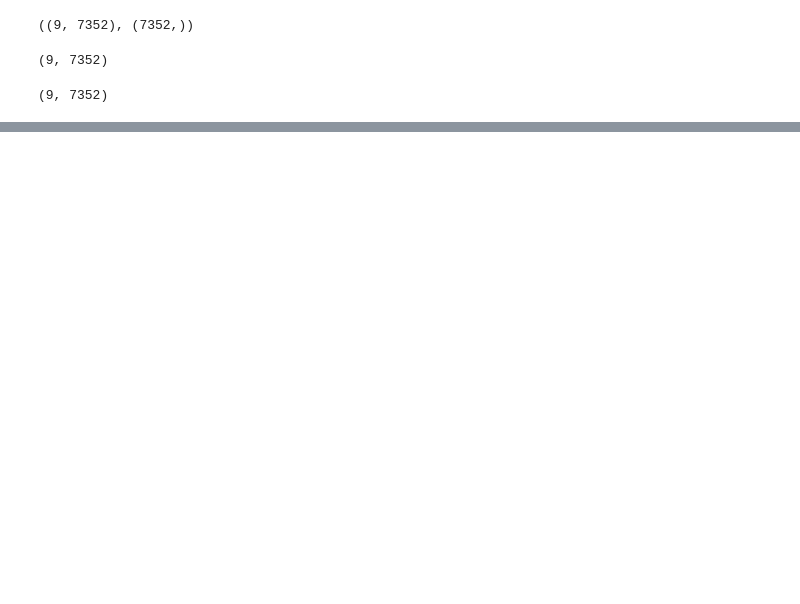
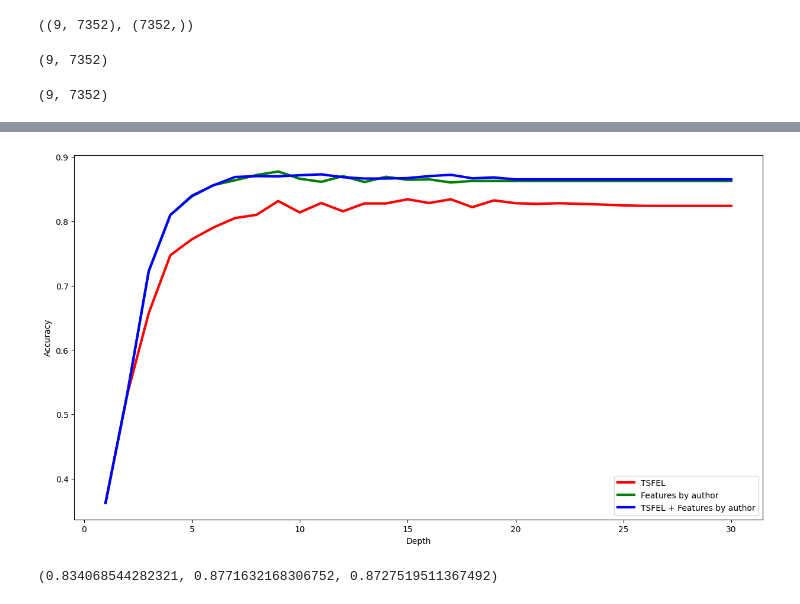
Before and after one commit to samarth2015/UCI-HAR_CNN_LSTM, a Jupyter notebook: ML_UCI_HAR.ipynb, the cells around one changed output, grey strips where cells are left out. Drawn from its saved outputs; the diff is of its cells as text; code cells hidden in the pictures; blank space fills up the shorter version.

```diff
--- a/ML_UCI_HAR.ipynb
+++ b/ML_UCI_HAR.ipynb
@@ -282,0 +405,15 @@ X_train_custom.shape
+# %%
+fig= plt.figure(figsize=(15, 8))
+plt.plot(range(1, 31), accuracies_with_depth[0][:30], label='TSFEL', color='red', linewidth=3)
+plt.plot(range(1, 31), accuracies_with_depth[1][:30], label='Features by author', color='green', linewidth=3)
+plt.plot(range(1, 31), accuracies_with_depth[2][:30], label='TSFEL + Features by author', color='blue', linewidth=3)
+plt.xlabel('Depth')
+plt.ylabel('Accuracy')
+plt.legend()
+plt.show()
+# %% [output]
+[figure, added]
+# %%
+max(accuracies_with_depth[0]), max(accuracies_with_depth[1]), max(accuracies_with_depth[2])
+# %% [output]
+(0.834068544282321, 0.8771632168306752, 0.8727519511367492)
```
Also changed, not shown: parts of 51 cells of this notebook.
